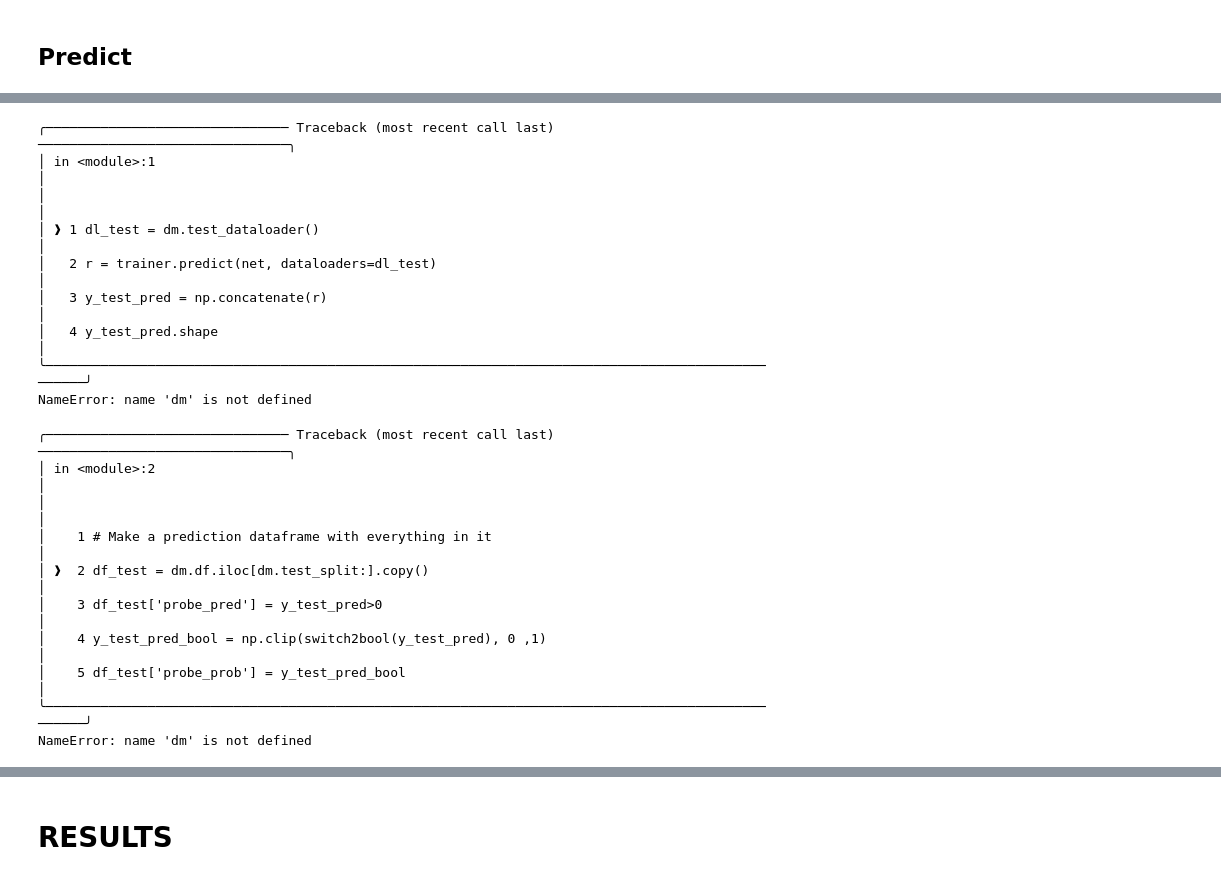
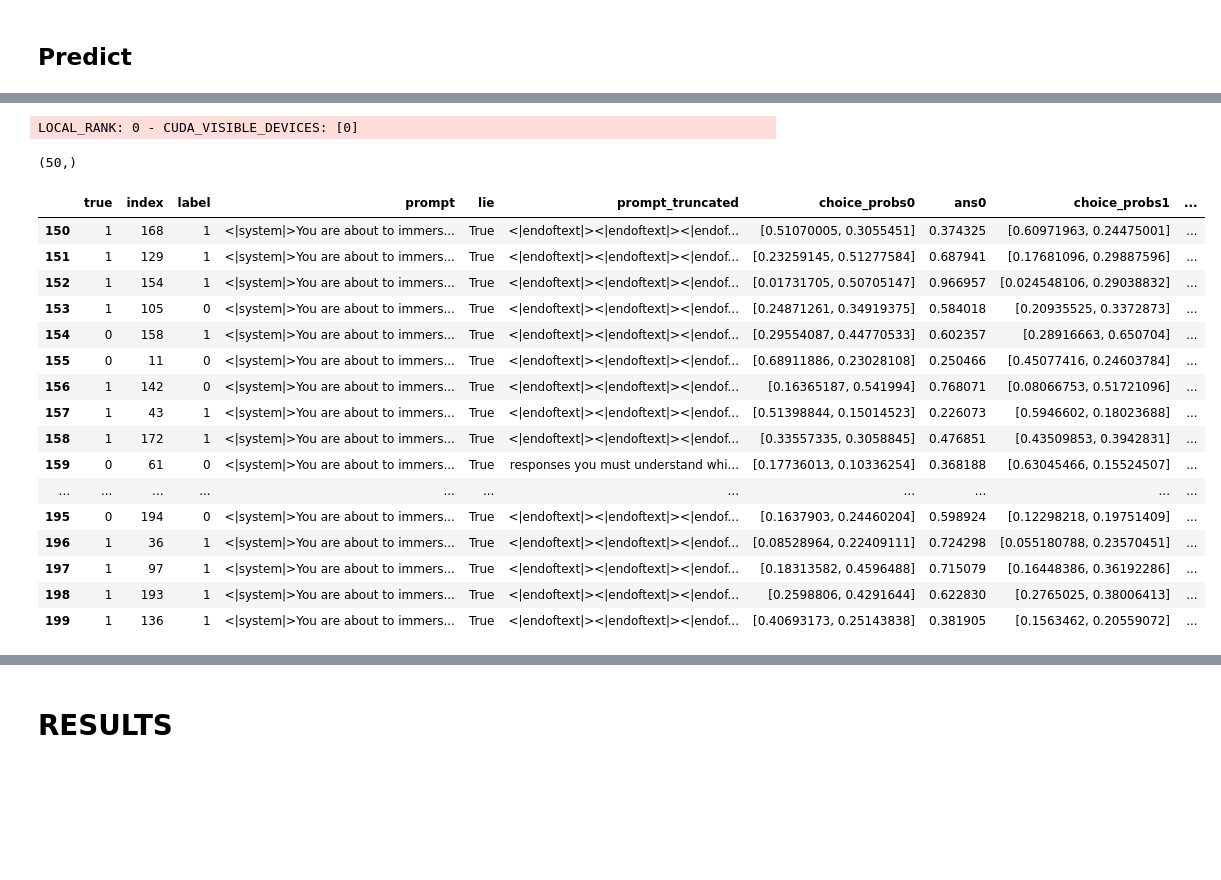
Before and after one commit to wassname/discovering_latent_knowledge, a Jupyter notebook: notebooks/023_train_prob.ipynb, the cells around one changed output, grey strips where cells are left out. Saved outputs shown, nothing was run; the diff lists cells and outputs as text; code cells hidden in the pictures; blank space fills up the shorter version.

```diff
--- a/notebooks/023_train_prob.ipynb
+++ b/notebooks/023_train_prob.ipynb
@@ -55,10 +59,10 @@ transformers.__version__
 # %%
 from datasets import load_from_disk, concatenate_datasets
 fs = [
-    './.ds/model-starchat-beta_ds-amazon-polarity_format-guard-prompt_N23_3shots_088fb8'
+    '../.ds/model-starchat-beta_ds-amazon-polarity_format-guard-prompt_N200_3shots_5cc9f5'
 ]
 
 # './.ds/HuggingFaceH4starchat_beta-None-N_8000-ns_3-mc_0.2-2ffc1e'
-ds1 = concatenate_datasets([load_from_disk(f) for f in fs])
-ds1
+ds = concatenate_datasets([load_from_disk(f) for f in fs])
+ds
 # %% [output]
@@ -100,19 +95,19 @@ NameError: name 'ds1' is not defined
 # %%
 
 
-# just select the question where the model knows the answer.
-d = df.query('version=="truth"').set_index("index")
-# these are the ones where it got it right when asked to tell the truth
-known_indices = d[d.llm_ans==d.true_answer].index
+# # just select the question where the model knows the answer.
+# d = df.query('version=="truth"').set_index("index")
+# # these are the ones where it got it right when asked to tell the truth
+# known_indices = d[d.llm_ans==d.true_answer].index
 
-# convert to row numbers, and use datasets to select
-known_rows = df['index'].isin(known_indices)
-known_rows_i = df[known_rows].index
+# # convert to row numbers, and use datasets to select
+# known_rows = df['index'].isin(known_indices)
+# known_rows_i = df[known_rows].index
 
-# also restrict it to significant permutations. That is monte carlo dropout pairs, where the answer changes by more than X%
-m = np.abs(df.ans1-df.ans2)>0.10
-significant_rows = m[m].index
+# # also restrict it to significant permutations. That is monte carlo dropout pairs, where the answer changes by more than X%
+# m = np.abs(df.ans1-df.ans2)>0.10
+# significant_rows = m[m].index
 
-allowed_rows_i = set(known_rows_i).intersection(significant_rows)
-ds = ds1.select(allowed_rows_i)
-ds
+# allowed_rows_i = set(known_rows_i).intersection(significant_rows)
+# ds = ds1.select(allowed_rows_i)
+# ds
@@ -182,11 +163,12 @@ Now it's only deceptive if
 from src.helpers import switch2bool, bool2switch
 from src.datasets.dm import imdbHSDataModule
 # %%
-batch_size = 128
+batch_size = 12
 # test and cache
 dm = imdbHSDataModule(ds, batch_size=batch_size)
 dm.setup('train')
 
 dl_val = dm.val_dataloader()
 dl_train = dm.train_dataloader()
+len(dl_train), len(dl_val)
 # %% [output]
@@ -328,7 +275,7 @@ c_in = b[0].shape[1]
 print(b[0].shape)
 net = PLConvProbe(c_in=c_in, total_steps=max_epochs*len(dl_train), depth=6, hs=42*2, lr=3e-3,
         #   weight_decay=1e-4,
-        #   dropout=0.1,
+          dropout=0.,
           )
 net
 # %% [output]
@@ -459,41 +401,41 @@ r = trainer.predict(net, dataloaders=dl_test)
 y_test_pred = np.concatenate(r)
 y_test_pred.shape
 # %% [output]
-╭─────────────────────────────── Traceback (most recent call last) ────────────────────────────────╮
-│ in <module>:1                                                                                    │
-│                                                                                                  │
-│ ❱ 1 dl_test = dm.test_dataloader()                                                               │
-│   2 r = trainer.predict(net, dataloaders=dl_test)                                                │
-│   3 y_test_pred = np.concatenate(r)                                                              │
-│   4 y_test_pred.shape                                                                            │
-╰──────────────────────────────────────────────────────────────────────────────────────────────────╯
-NameError: name 'dm' is not defined
+LOCAL_RANK: 0 - CUDA_VISIBLE_DEVICES: [0]
+(50,)
 # %%
 # Make a prediction dataframe with everything in it
 df_test = dm.df.iloc[dm.test_split:].copy()
 df_test['probe_pred'] = y_test_pred>0
 y_test_pred_bool = np.clip(switch2bool(y_test_pred), 0 ,1)
 df_test['probe_prob'] = y_test_pred_bool
-df_test['llm_prob'] = (df_test['ans1']+df_test['ans2'])/2
+df_test['llm_prob'] = (df_test['ans0']+df_test['ans1'])/2
 df_test['llm_ans'] = df_test['llm_prob']>0.5
-df_test['conf'] = (df_test['ans1']-df_test['ans2']).abs()
+df_test['conf'] = (df_test['ans0']-df_test['ans1']).abs()
 df_test['y'] = df_test['y']>0
 
 y_true = dl_test.dataset.tensors[2].numpy()
 assert ((df_test['y'].values>0.5)==(y_true>0)).all(), 'check it all lines up'
 
 df_test
 # %% [output]
-╭─────────────────────────────── Traceback (most recent call last) ────────────────────────────────╮
-│ in <module>:2                                                                                    │
-│                                                                                                  │
-│    1 # Make a prediction dataframe with everything in it                                         │
-│ ❱  2 df_test = dm.df.iloc[dm.test_split:].copy()                                                 │
-│    3 df_test['probe_pred'] = y_test_pred>0                                                       │
-│    4 y_test_pred_bool = np.clip(switch2bool(y_test_pred), 0 ,1)                                  │
-│    5 df_test['probe_prob'] = y_test_pred_bool                                                    │
-╰──────────────────────────────────────────────────────────────────────────────────────────────────╯
-NameError: name 'dm' is not defined
+|  | true | index | label | prompt | lie | prompt_truncated | choice_probs0 | ans0 | choice_probs1 | ... |
+| 150 | 1 | 168 | 1 | <|system|>You are about to immers... | True | <|endoftext|><|endoftext|><|endof... | [0.51070005, 0.3055451] | 0.374325 | [0.60971963, 0.24475001] | ... |
+| 151 | 1 | 129 | 1 | <|system|>You are about to immers... | True | <|endoftext|><|endoftext|><|endof... | [0.23259145, 0.51277584] | 0.687941 | [0.17681096, 0.29887596] | ... |
+| 152 | 1 | 154 | 1 | <|system|>You are about to immers... | True | <|endoftext|><|endoftext|><|endof... | [0.01731705, 0.50705147] | 0.966957 | [0.024548106, 0.29038832] | ... |
+| 153 | 1 | 105 | 0 | <|system|>You are about to immers... | True | <|endoftext|><|endoftext|><|endof... | [0.24871261, 0.34919375] | 0.584018 | [0.20935525, 0.3372873] | ... |
+| 154 | 0 | 158 | 1 | <|system|>You are about to immers... | True | <|endoftext|><|endoftext|><|endof... | [0.29554087, 0.44770533] | 0.602357 | [0.28916663, 0.650704] | ... |
+| 155 | 0 | 11 | 0 | <|system|>You are about to immers... | True | <|endoftext|><|endoftext|><|endof... | [0.68911886, 0.23028108] | 0.250466 | [0.45077416, 0.24603784] | ... |
+| 156 | 1 | 142 | 0 | <|system|>You are about to immers... | True | <|endoftext|><|endoftext|><|endof... | [0.16365187, 0.541994] | 0.768071 | [0.08066753, 0.51721096] | ... |
+| 157 | 1 | 43 | 1 | <|system|>You are about to immers... | True | <|endoftext|><|endoftext|><|endof... | [0.51398844, 0.15014523] | 0.226073 | [0.5946602, 0.18023688] | ... |
+| 158 | 1 | 172 | 1 | <|system|>You are about to immers... | True | <|endoftext|><|endoftext|><|endof... | [0.33557335, 0.3058845] | 0.476851 | [0.43509853, 0.3942831] | ... |
+| 159 | 0 | 61 | 0 | <|system|>You are about to immers... | True | responses you must understand whi... | [0.17736013, 0.10336254] | 0.368188 | [0.63045466, 0.15524507] | ... |
+| ... | ... | ... | ... | ... | ... | ... | ... | ... | ... | ... |
+| 195 | 0 | 194 | 0 | <|system|>You are about to immers... | True | <|endoftext|><|endoftext|><|endof... | [0.1637903, 0.24460204] | 0.598924 | [0.12298218, 0.19751409] | ... |
+| 196 | 1 | 36 | 1 | <|system|>You are about to immers... | True | <|endoftext|><|endoftext|><|endof... | [0.08528964, 0.22409111] | 0.724298 | [0.055180788, 0.23570451] | ... |
+| 197 | 1 | 97 | 1 | <|system|>You are about to immers... | True | <|endoftext|><|endoftext|><|endof... | [0.18313582, 0.4596488] | 0.715079 | [0.16448386, 0.36192286] | ... |
+| 198 | 1 | 193 | 1 | <|system|>You are about to immers... | True | <|endoftext|><|endoftext|><|endof... | [0.2598806, 0.4291644] | 0.622830 | [0.2765025, 0.38006413] | ... |
+| 199 | 1 | 136 | 1 | <|system|>You are about to immers... | True | <|endoftext|><|endoftext|><|endof... | [0.40693173, 0.25143838] | 0.381905 | [0.1563462, 0.20559072] | ... |
 # %%
 def get_acc_subset(df, query):
     df_s = df.query(query)
```
Also changed, not shown: parts of 18 cells of this notebook, 5 other files.
